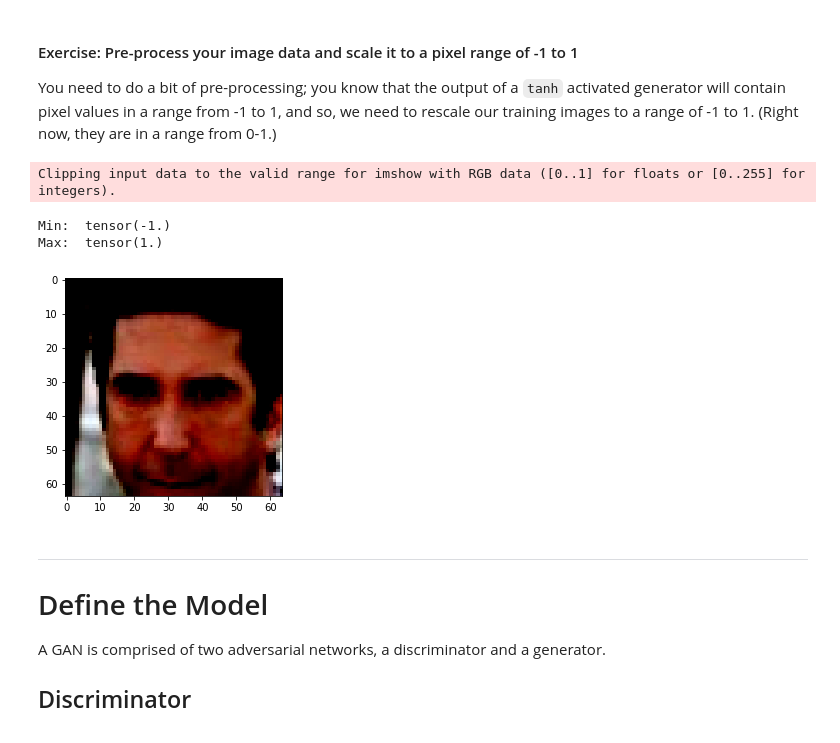
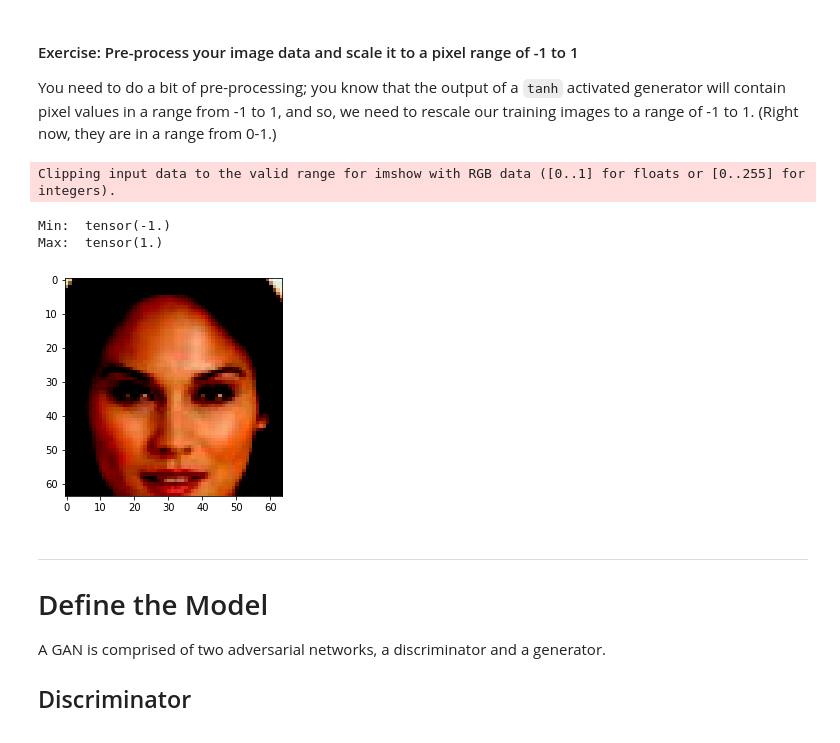
Before and after one commit to jb-apps/deep-learning-v2-pytorch, a Jupyter notebook: project-face-generation/dlnd_face_generation.ipynb, the cells around one changed output. Cells and saved outputs as stored; diff of their text form; code cells hidden in the pictures.

```diff
--- a/project-face-generation/dlnd_face_generation.ipynb
+++ b/project-face-generation/dlnd_face_generation.ipynb
@@ -151,22 +151,22 @@ def scale(x, feature_range=(-1, 1)):
 # %%
 """
 DON'T MODIFY ANYTHING IN THIS CELL THAT IS BELOW THIS LINE
 """
 # check scaled range
 # should be close to -1 to 1
-img = images[2]
+img = images[0]
 scaled_img = scale(img)
 
 print('Min: ', scaled_img.min())
 print('Max: ', scaled_img.max())
 
 # Having some fun when scaling, we can see the image gets more saturated losing many details
 imshow(scaled_img)
 # %% [output]
 Clipping input data to the valid range for imshow with RGB data ([0..1] for floats or [0..255] for integers).
 Min:  tensor(-1.)
 Max:  tensor(1.)
-[figure, old version]
+[figure, new version]
 # %% [markdown]
 ---
 # Define the Model
```
Also changed, not shown: parts of 4 cells of this notebook.
